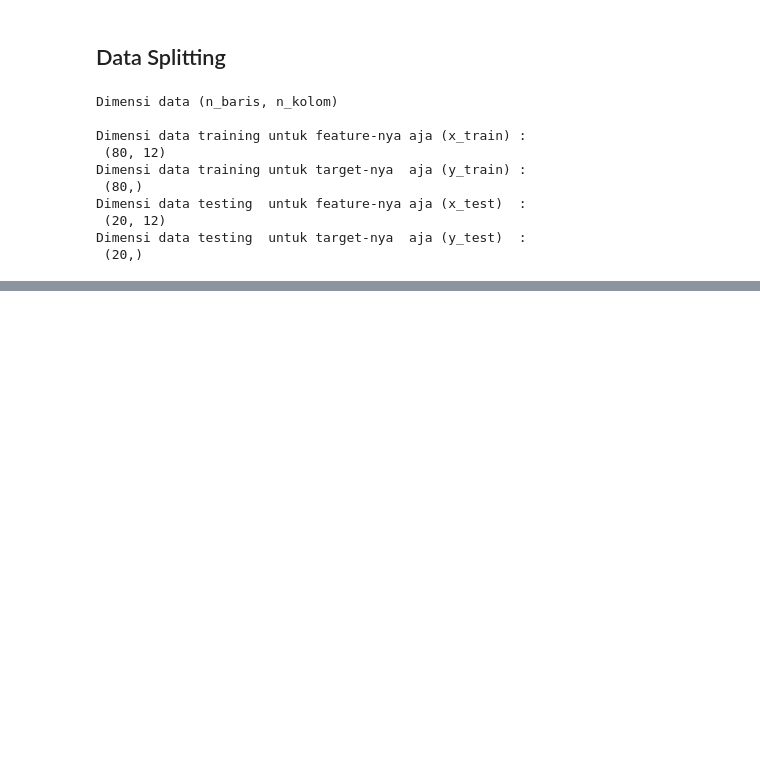
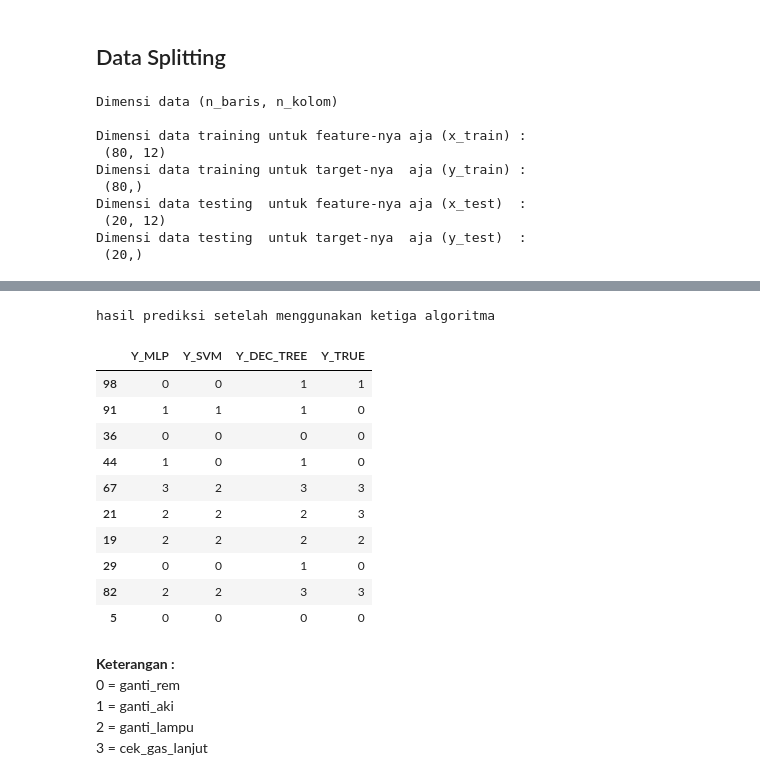
Before and after one commit to toufanialfarisi/bengsis, a Jupyter notebook: data_processing.ipynb, the cells around one changed output, grey strips where cells are left out. Saved outputs shown, nothing was run; the diff lists cells and outputs as text; code cells hidden in the pictures; blank space fills up the shorter version.

```diff
--- a/data_processing.ipynb
+++ b/data_processing.ipynb
@@ -398,0 +447,41 @@ Dimensi data testing  untuk target-nya  aja (y_test)  :
+# %%
+'''
+kita melihat hasil prediksi dengan diberikan 10 data feature tanpa keputusan.
+nanti, outputnya berupa hasil prediksi sebanyak 10 baris setelah mengerapkan
+3 algrotima pelatihan tersebut
+'''
+data_test = x_test[:10]
+target_test = y_test[:10]
+model = models['multi_layer_perceptron']
+model_svm = models['Support_vector_machine']
+model_dec_tree = models['Decission_Tree']
+pred_mlp = model.predict(data_test)
+pred_svm = model_svm.predict(data_test)
+pred_dec_tree = model_dec_tree.predict(data_test)
+data_comp = pd.DataFrame({
+    "Y_MLP":pred_mlp,
+    "Y_SVM":pred_svm,
+    "Y_DEC_TREE":pred_dec_tree,
+    "Y_TRUE":target_test
+})
+print("hasil prediksi setelah menggunakan ketiga algoritma")
+data_comp.head(10)
+# %% [output]
+hasil prediksi setelah menggunakan ketiga algoritma
+|  | Y_MLP | Y_SVM | Y_DEC_TREE | Y_TRUE |
+| 98 | 0 | 0 | 1 | 1 |
+| 91 | 1 | 1 | 1 | 0 |
+| 36 | 0 | 0 | 0 | 0 |
+| 44 | 1 | 0 | 1 | 0 |
+| 67 | 3 | 2 | 3 | 3 |
+| 21 | 2 | 2 | 2 | 3 |
+| 19 | 2 | 2 | 2 | 2 |
+| 29 | 0 | 0 | 1 | 0 |
+| 82 | 2 | 2 | 3 | 3 |
+| 5 | 0 | 0 | 0 | 0 |
+# %% [markdown]
+<strong> Keterangan : </strong> <br>
+0 = ganti_rem <br>
+1 = ganti_aki <br>
+2 = ganti_lampu <br>
+3 = cek_gas_lanjut <br>
```
Also changed, not shown: parts of 4 cells of this notebook.
